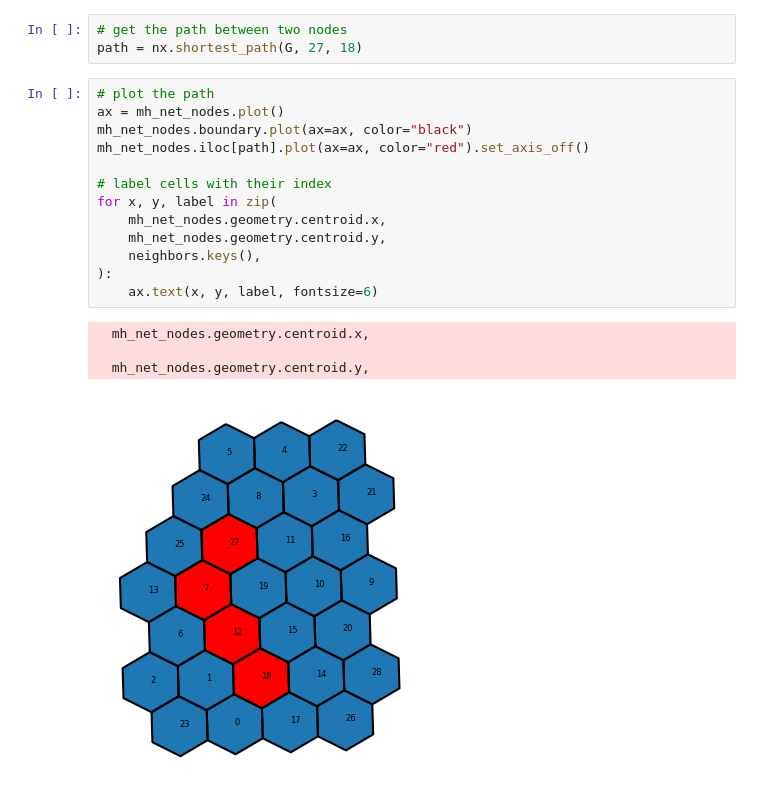
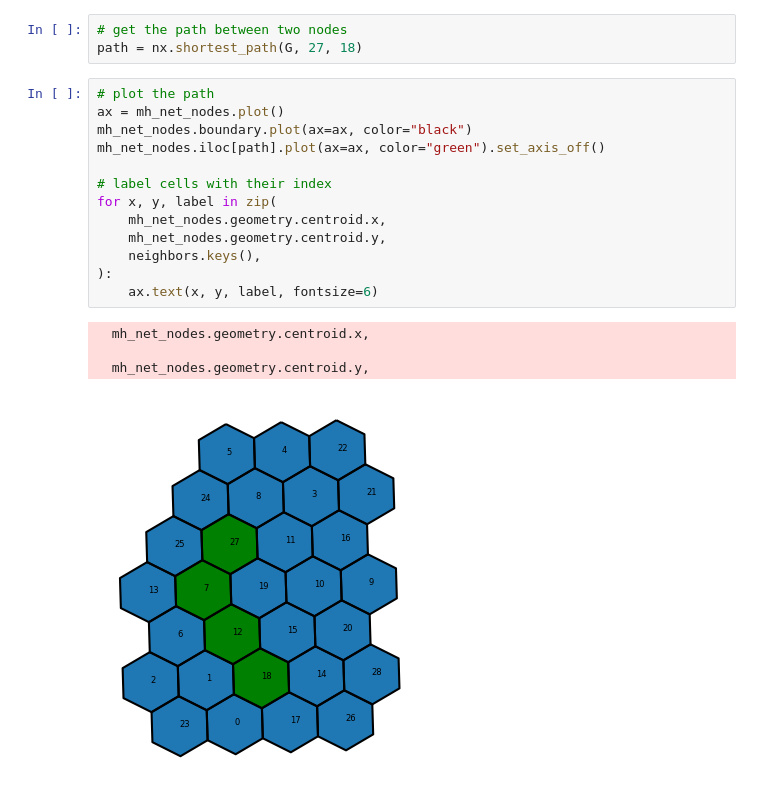
Before and after one commit to badriyahs/cdp-mapping-systems, a Jupyter notebook: Assignments/03_networks.ipynb, the cells around one changed output. Drawn from its saved outputs; the diff is of its cells as text.

```diff
--- a/Assignments/03_networks.ipynb
+++ b/Assignments/03_networks.ipynb
@@ -489,18 +529,18 @@ path = nx.shortest_path(G, 27, 18)
 # %%
 # plot the path
 ax = mh_net_nodes.plot()
 mh_net_nodes.boundary.plot(ax=ax, color="black")
-mh_net_nodes.iloc[path].plot(ax=ax, color="red").set_axis_off()
+mh_net_nodes.iloc[path].plot(ax=ax, color="green").set_axis_off()
 
 # label cells with their index
 for x, y, label in zip(
     mh_net_nodes.geometry.centroid.x,
     mh_net_nodes.geometry.centroid.y,
     neighbors.keys(),
 ):
     ax.text(x, y, label, fontsize=6)
 # %% [output]
   mh_net_nodes.geometry.centroid.x,
 
   mh_net_nodes.geometry.centroid.y,
-[figure, old version]
+[figure, new version]
```
Also changed, not shown: parts of 13 cells of this notebook, 8 other files.
